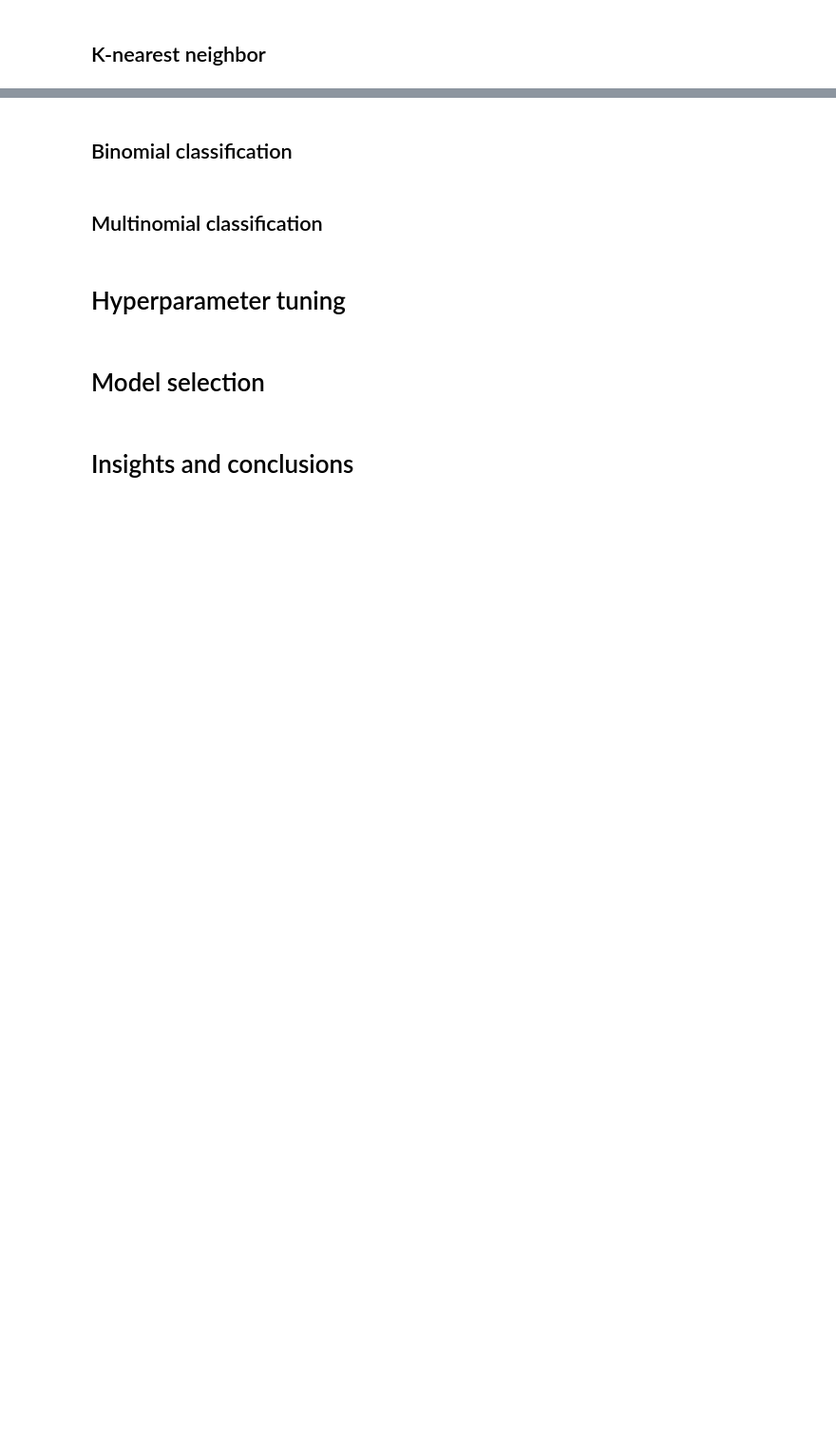
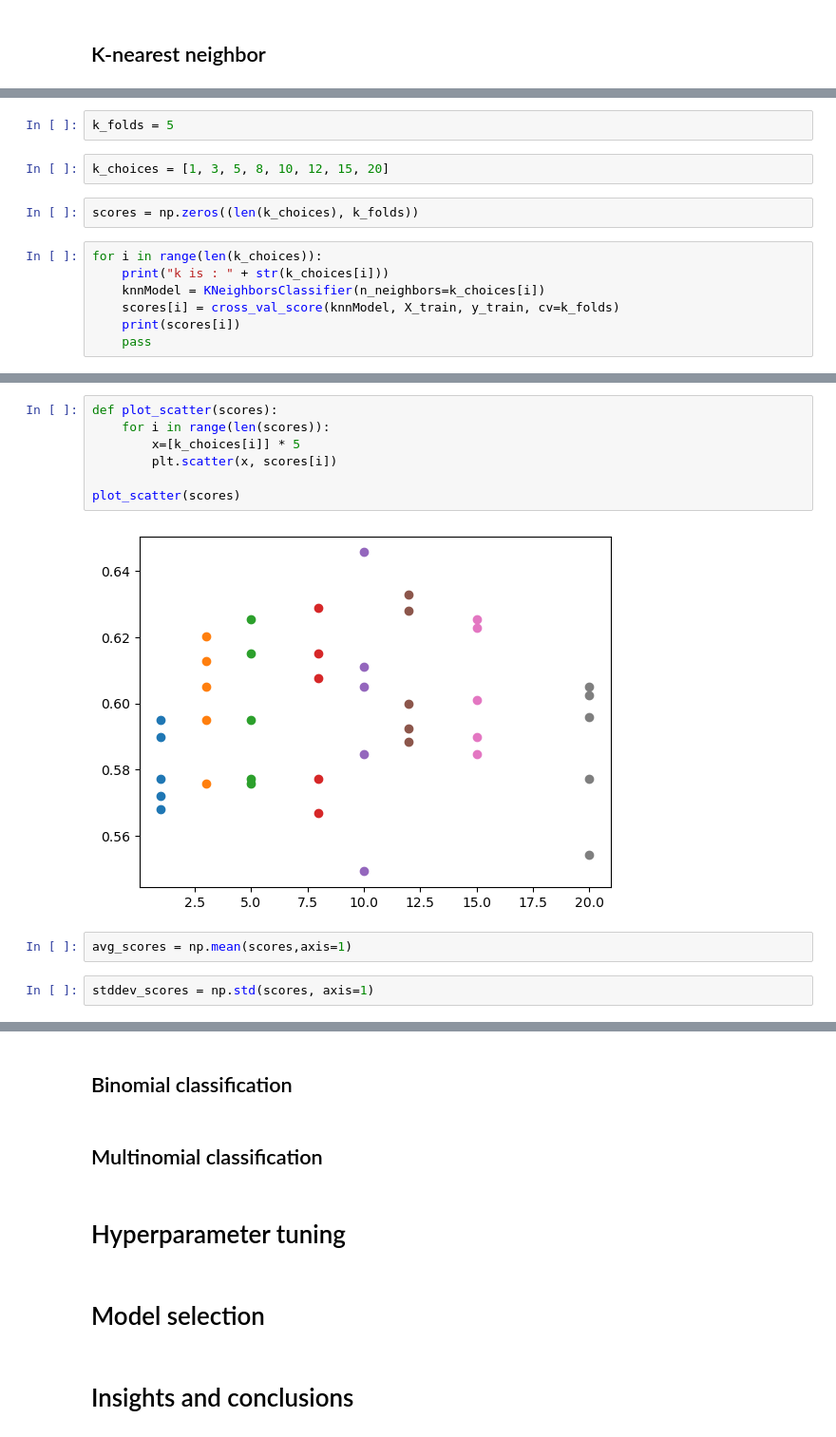
Before and after one commit to ayishamiara/STINTSY-MCO1, a Jupyter notebook: stintsy-mco1.ipynb, the cells around one changed output, grey strips where cells are left out. Shown at 95% size. Cells and saved outputs as stored; diff of their text form; blank space fills up the shorter version.

Commit message:
added knn model with hyperparameter tuning

```diff
--- a/stintsy-mco1.ipynb
+++ b/stintsy-mco1.ipynb
@@ -769,0 +783,13 @@ In figure above, orange symbols are the lose dots and blue are the wins
+# %%
+k_folds = 5
+# %%
+k_choices = [1, 3, 5, 8, 10, 12, 15, 20]
+# %%
+scores = np.zeros((len(k_choices), k_folds))
+# %%
+for i in range(len(k_choices)):
+    print("k is : " + str(k_choices[i]))
+    knnModel = KNeighborsClassifier(n_neighbors=k_choices[i])
+    scores[i] = cross_val_score(knnModel, X_train, y_train, cv=k_folds)
+    print(scores[i])
+    pass
@@ -769,0 +813,13 @@ In figure above, orange symbols are the lose dots and blue are the wins
+# %%
+def plot_scatter(scores):
+    for i in range(len(scores)):
+        x=[k_choices[i]] * 5
+        plt.scatter(x, scores[i])
+
+plot_scatter(scores)
+# %% [output]
+[figure, added]
+# %%
+avg_scores = np.mean(scores,axis=1)
+# %%
+stddev_scores = np.std(scores, axis=1)
```
Also changed, not shown: parts of 58 cells of this notebook.
